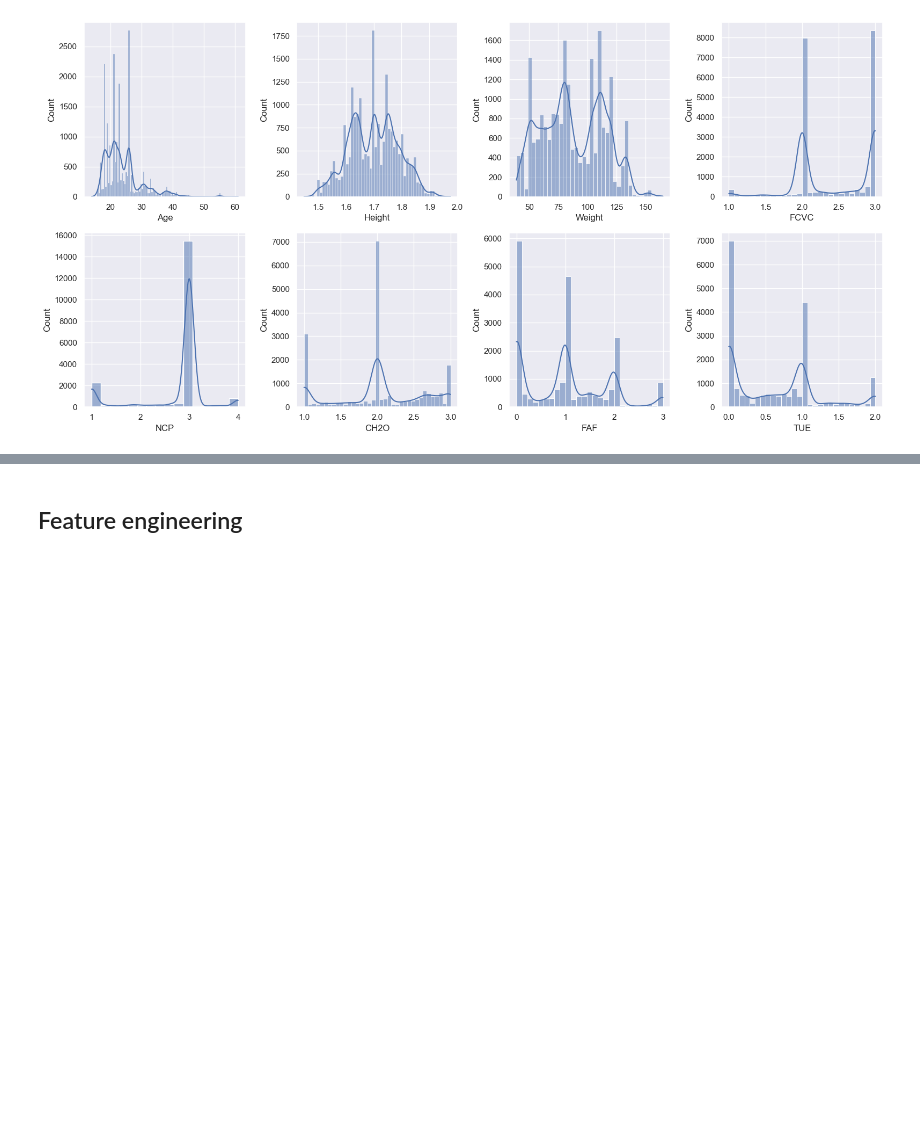
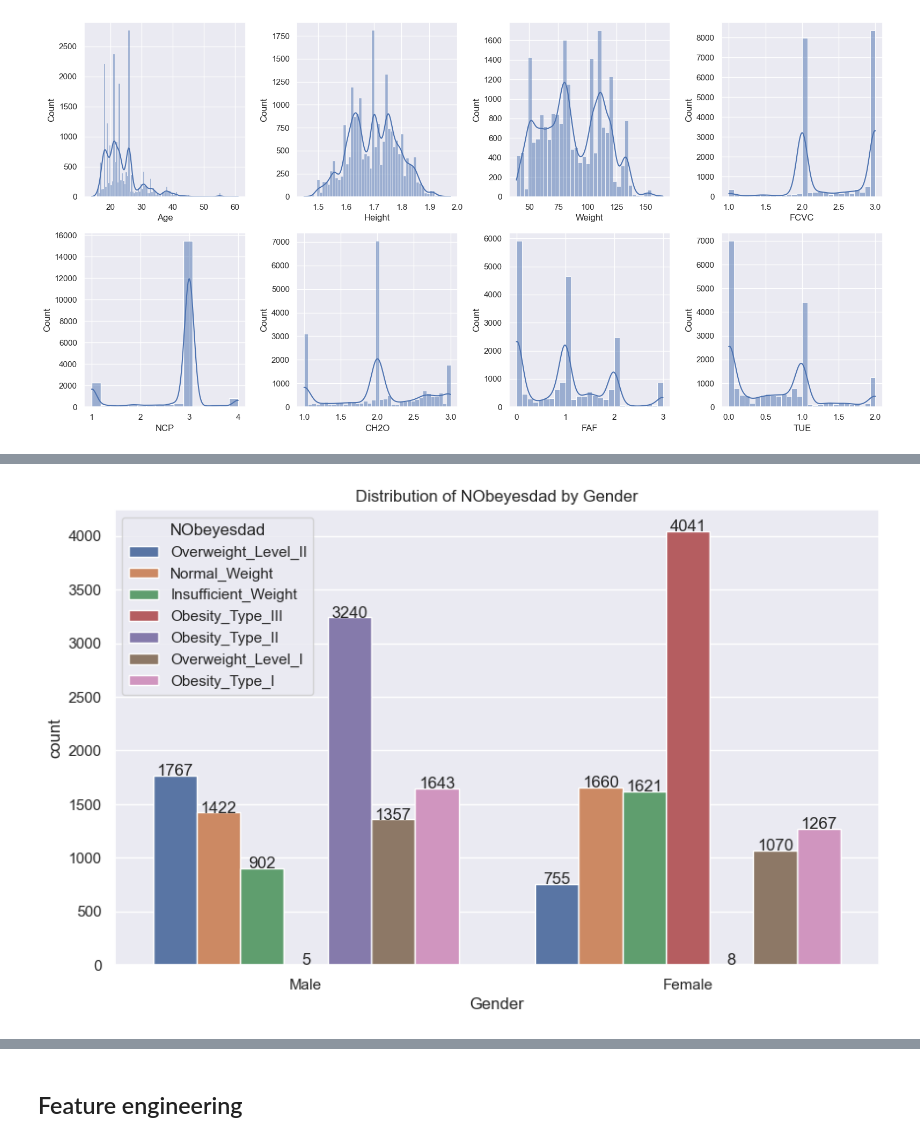
Before and after one commit to lu-julia/data-science-projects, a Jupyter notebook: Obesity Risk Prediction/obesity_risk_prediction.ipynb, the cells around one changed output, grey strips where cells are left out. Saved outputs shown, nothing was run; the diff lists cells and outputs as text; code cells hidden in the pictures; blank space fills up the shorter version.

```diff
--- a/Obesity Risk Prediction/obesity_risk_prediction.ipynb
+++ b/Obesity Risk Prediction/obesity_risk_prediction.ipynb
@@ -193,0 +211,11 @@ plt.show()
+# %%
+plt.figure(figsize=(10,6))
+ax = sns.countplot(data=df_train, x='Gender', hue='NObeyesdad')
+# Add counts on top of each bar
+for p in ax.patches:
+    height = p.get_height()
+    ax.text(p.get_x() + p.get_width() / 2., height + 0.2, f'{int(height)}', ha="center")
+plt.title("Distribution of NObeyesdad by Gender")
+plt.show()
+# %% [output]
+[figure, added]
```
Also changed, not shown: parts of 19 cells of this notebook.
